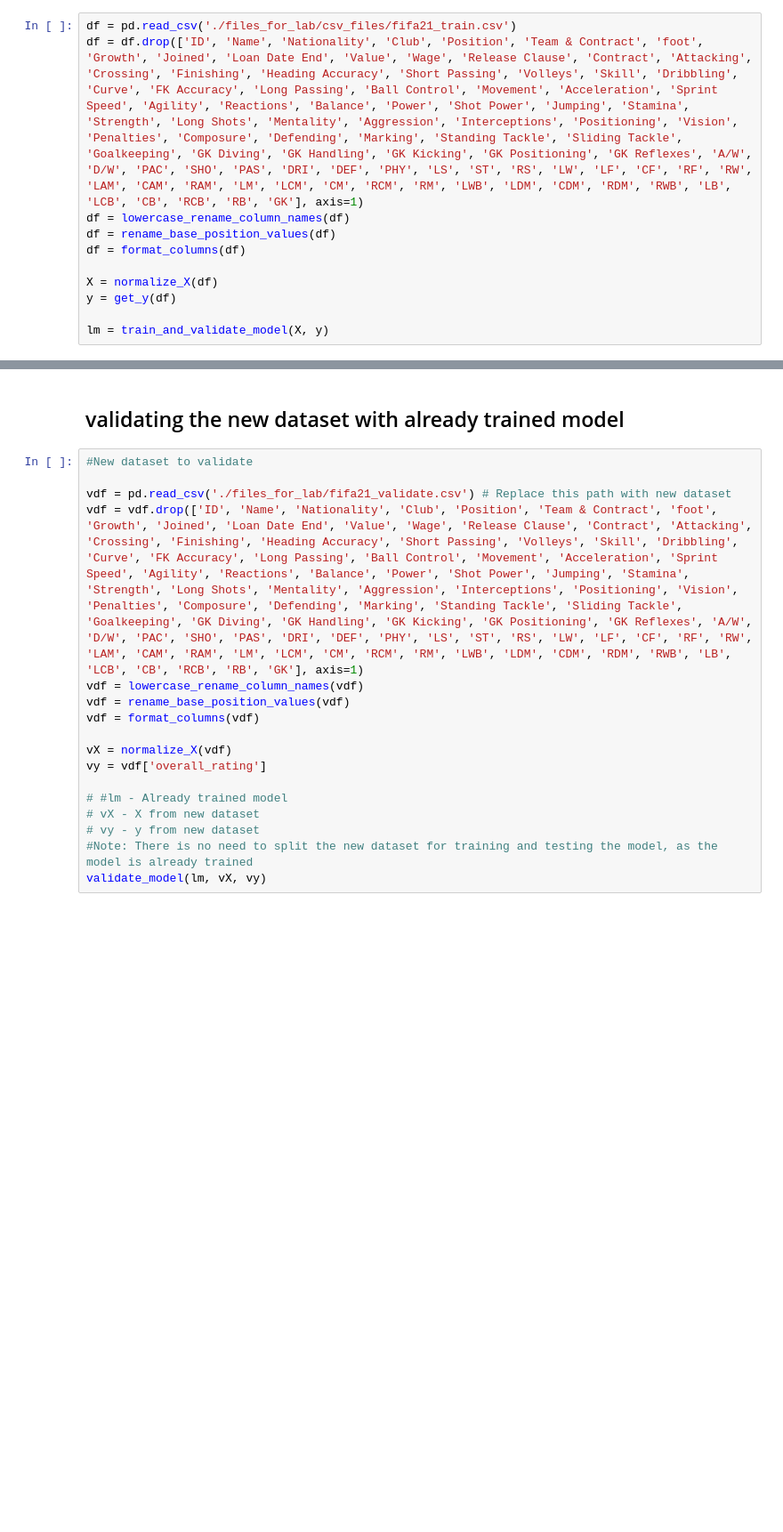
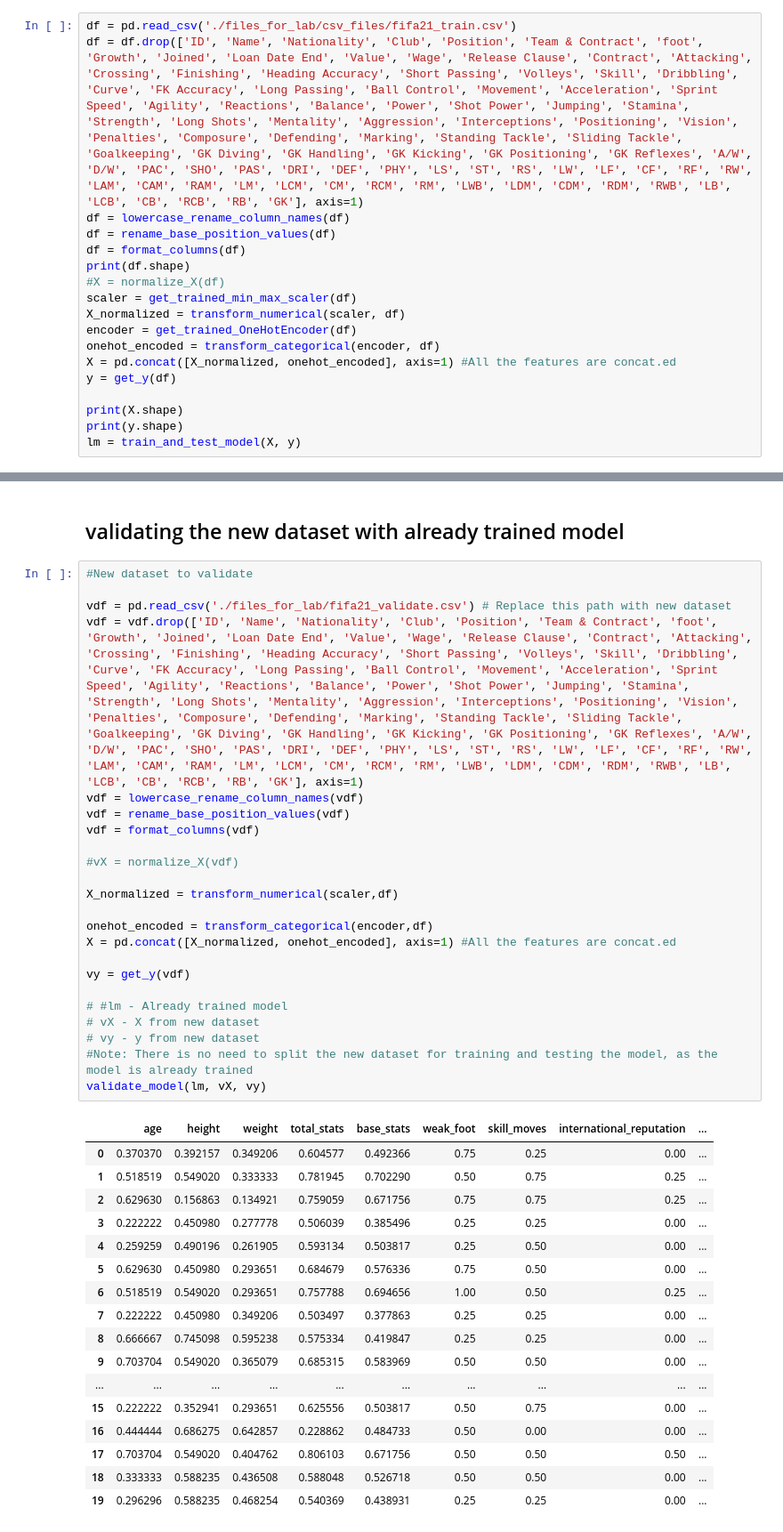
Before and after one commit to AyeeshaSiddikka/lab-customer-analysis-round-2, a Jupyter notebook: 2.1_fifa2021_model_wo_height.ipynb, the cells around one changed output, grey strips where cells are left out. Shown: that part at 89% size. Drawn from its saved outputs; the diff is of its cells as text; blank space fills up the shorter version.

```diff
--- a/2.1_fifa2021_model_wo_height.ipynb
+++ b/2.1_fifa2021_model_wo_height.ipynb
@@ -558,8 +596,15 @@ df = df.drop(['ID', 'Name', 'Nationality', 'Club', 'Position', 'Team & Contract'
 df = lowercase_rename_column_names(df)
 df = rename_base_position_values(df)
 df = format_columns(df)
-
-X = normalize_X(df)
+print(df.shape)
+#X = normalize_X(df)
+scaler = get_trained_min_max_scaler(df)
+X_normalized = transform_numerical(scaler, df)
+encoder = get_trained_OneHotEncoder(df)
+onehot_encoded = transform_categorical(encoder, df)
+X = pd.concat([X_normalized, onehot_encoded], axis=1) #All the features are concat.ed
 y = get_y(df)
 
-lm = train_and_validate_model(X, y)
+print(X.shape)
+print(y.shape)
+lm = train_and_test_model(X, y)
@@ -568,17 +631,41 @@ lm = train_and_validate_model(X, y)
 # %%
 #New dataset to validate
 
 vdf = pd.read_csv('./files_for_lab/fifa21_validate.csv') # Replace this path with new dataset
 vdf = vdf.drop(['ID', 'Name', 'Nationality', 'Club', 'Position', 'Team & Contract', 'foot', 'Growth', 'Joined', 'Loan Date End', 'Value', 'Wage', 'Release Clause', 'Contract', 'Attacking', 'Crossing', 'Finishing', 'Heading Accuracy', 'Short Passing', 'Volleys', 'Skill', 'Dribbling', 'Curve', 'FK Accuracy', 'Long Passing', 'Ball Control', 'Movement', 'Acceleration', 'Sprint Speed', 'Agility', 'Reactions', 'Balance', 'Power', 'Shot Power', 'Jumping', 'Stamina', 'Strength', 'Long Shots', 'Mentality', 'Aggression', 'Interceptions', 'Positioning', 'Vision', 'Penalties', 'Composure', 'Defending', 'Marking', 'Standing Tackle', 'Sliding Tackle', 'Goalkeeping', 'GK Diving', 'GK Handling', 'GK Kicking', 'GK Positioning', 'GK Reflexes', 'A/W', 'D/W', 'PAC', 'SHO', 'PAS', 'DRI', 'DEF', 'PHY', 'LS', 'ST', 'RS', 'LW', 'LF', 'CF', 'RF', 'RW', 'LAM', 'CAM', 'RAM', 'LM', 'LCM', 'CM', 'RCM', 'RM', 'LWB', 'LDM', 'CDM', 'RDM', 'RWB', 'LB', 'LCB', 'CB', 'RCB', 'RB', 'GK'], axis=1)
 vdf = lowercase_rename_column_names(vdf)
 vdf = rename_base_position_values(vdf)
 vdf = format_columns(vdf)
 
-vX = normalize_X(vdf)
-vy = vdf['overall_rating']
+#vX = normalize_X(vdf)
+
+X_normalized = transform_numerical(scaler,df)
+
+onehot_encoded = transform_categorical(encoder,df)
+X = pd.concat([X_normalized, onehot_encoded], axis=1) #All the features are concat.ed
+
+vy = get_y(vdf)
 
 # #lm - Already trained model
 # vX - X from new dataset
 # vy - y from new dataset
 #Note: There is no need to split the new dataset for training and testing the model, as the model is already trained
 validate_model(lm, vX, vy)
+# %% [output]
+|  | age | height | weight | total_stats | base_stats | weak_foot | skill_moves | international_reputation | ... |
+| 0 | 0.370370 | 0.392157 | 0.349206 | 0.604577 | 0.492366 | 0.75 | 0.25 | 0.00 | ... |
+| 1 | 0.518519 | 0.549020 | 0.333333 | 0.781945 | 0.702290 | 0.50 | 0.75 | 0.25 | ... |
+| 2 | 0.629630 | 0.156863 | 0.134921 | 0.759059 | 0.671756 | 0.75 | 0.75 | 0.25 | ... |
+| 3 | 0.222222 | 0.450980 | 0.277778 | 0.506039 | 0.385496 | 0.25 | 0.25 | 0.00 | ... |
+| 4 | 0.259259 | 0.490196 | 0.261905 | 0.593134 | 0.503817 | 0.25 | 0.50 | 0.00 | ... |
+| 5 | 0.629630 | 0.450980 | 0.293651 | 0.684679 | 0.576336 | 0.75 | 0.50 | 0.00 | ... |
+| 6 | 0.518519 | 0.549020 | 0.293651 | 0.757788 | 0.694656 | 1.00 | 0.50 | 0.25 | ... |
+| 7 | 0.222222 | 0.450980 | 0.349206 | 0.503497 | 0.377863 | 0.25 | 0.25 | 0.00 | ... |
+| 8 | 0.666667 | 0.745098 | 0.595238 | 0.575334 | 0.419847 | 0.25 | 0.25 | 0.00 | ... |
+| 9 | 0.703704 | 0.549020 | 0.365079 | 0.685315 | 0.583969 | 0.50 | 0.50 | 0.00 | ... |
+| ... | ... | ... | ... | ... | ... | ... | ... | ... | ... |
+| 15 | 0.222222 | 0.352941 | 0.293651 | 0.625556 | 0.503817 | 0.50 | 0.75 | 0.00 | ... |
+| 16 | 0.444444 | 0.686275 | 0.642857 | 0.228862 | 0.484733 | 0.50 | 0.00 | 0.00 | ... |
+| 17 | 0.703704 | 0.549020 | 0.404762 | 0.806103 | 0.671756 | 0.50 | 0.50 | 0.50 | ... |
+| 18 | 0.333333 | 0.588235 | 0.436508 | 0.588048 | 0.526718 | 0.50 | 0.50 | 0.00 | ... |
+| 19 | 0.296296 | 0.588235 | 0.468254 | 0.540369 | 0.438931 | 0.25 | 0.25 | 0.00 | ... |
```
Also changed, not shown: parts of 5 cells of this notebook.
